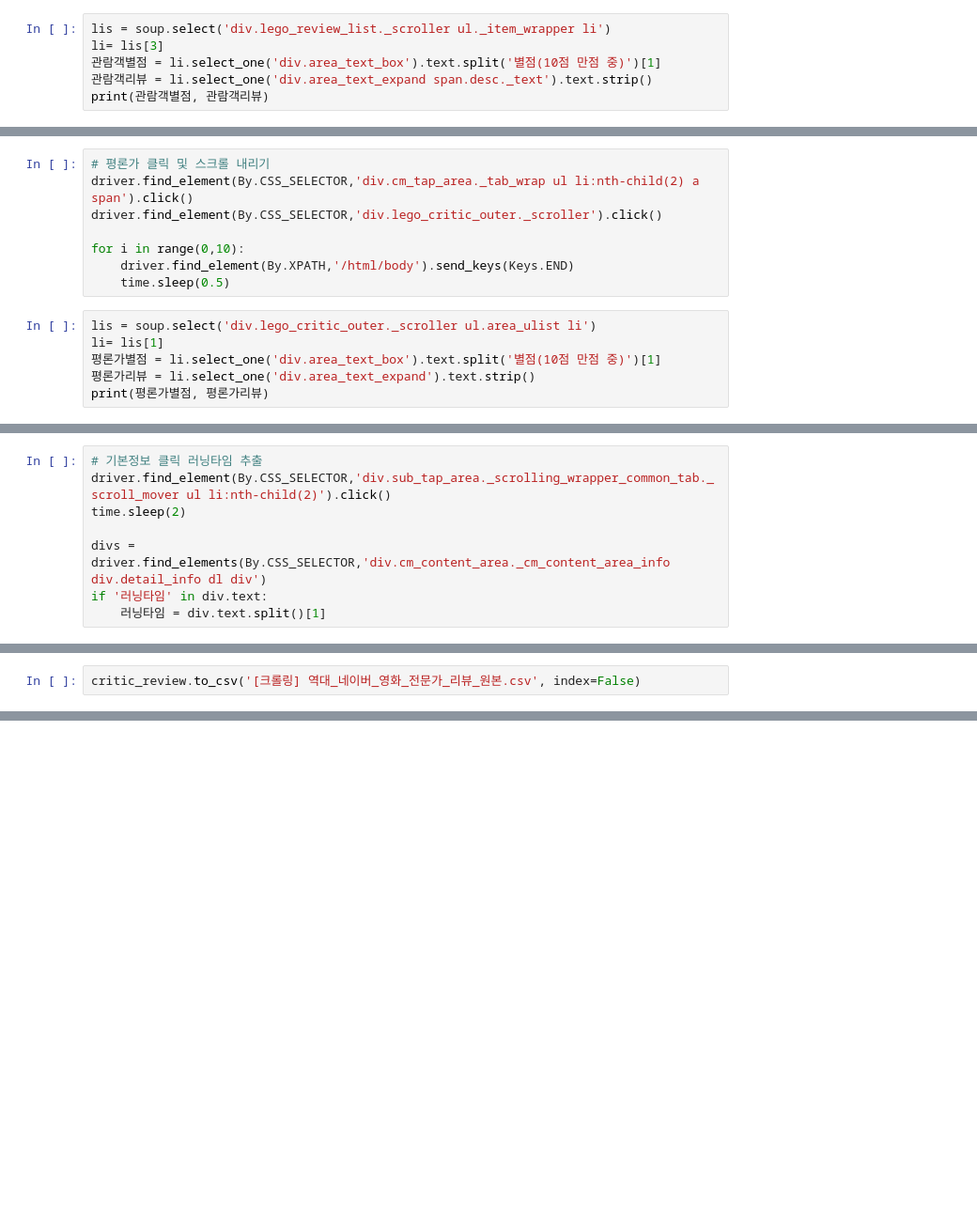
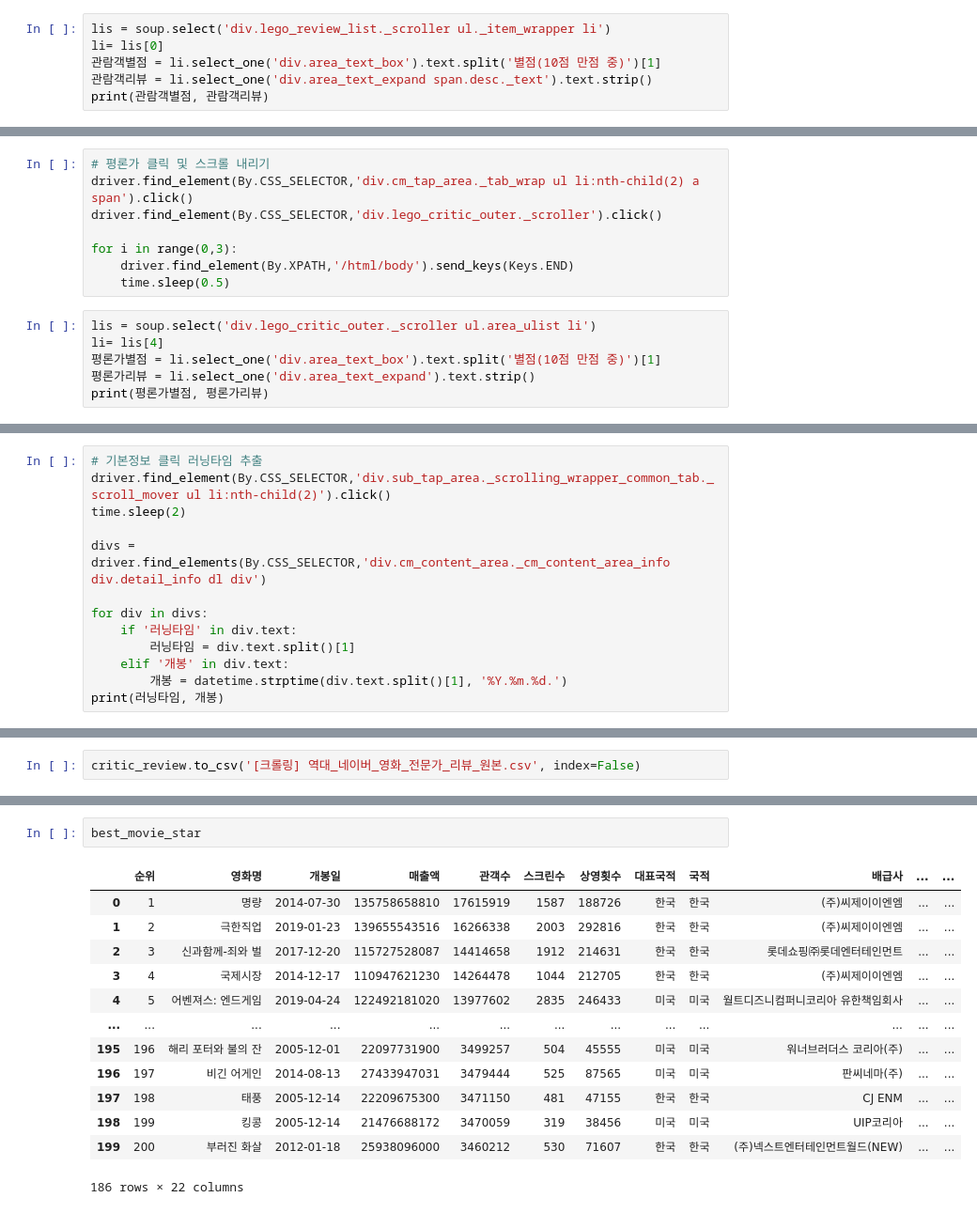
Before and after one commit to hyewon961117/hwstudy, a Jupyter notebook: City_Rock/네이버 영화 리뷰&평점.ipynb, the cells around one changed output, grey strips where cells are left out. Shown at 94% size. Saved outputs shown, nothing was run; the diff lists cells and outputs as text; blank space fills up the shorter version.

```diff
--- a/City_Rock/네이버 영화 리뷰&평점.ipynb
+++ b/City_Rock/네이버 영화 리뷰&평점.ipynb
@@ -87,6 +98,6 @@ print(_10대, _20대, _30대, _40대, _50대)
 # %%
 lis = soup.select('div.lego_review_list._scroller ul._item_wrapper li')
-li= lis[3]
+li= lis[0]
 관람객별점 = li.select_one('div.area_text_box').text.split('별점(10점 만점 중)')[1]
 관람객리뷰 = li.select_one('div.area_text_expand span.desc._text').text.strip()
 print(관람객별점, 관람객리뷰)
@@ -97,12 +108,12 @@ print(관람객별점, 관람객리뷰)
 driver.find_element(By.CSS_SELECTOR,'div.cm_tap_area._tab_wrap ul li:nth-child(2) a span').click()
 driver.find_element(By.CSS_SELECTOR,'div.lego_critic_outer._scroller').click()
 
-for i in range(0,10):
+for i in range(0,3):
     driver.find_element(By.XPATH,'/html/body').send_keys(Keys.END)
     time.sleep(0.5)
 # %%
 lis = soup.select('div.lego_critic_outer._scroller ul.area_ulist li')
-li= lis[1]
+li= lis[4]
 평론가별점 = li.select_one('div.area_text_box').text.split('별점(10점 만점 중)')[1]
 평론가리뷰 = li.select_one('div.area_text_expand').text.strip()
 print(평론가별점, 평론가리뷰)
@@ -116,5 +125,10 @@ driver.find_element(By.CSS_SELECTOR,'div.sub_tap_area._scrolling_wrapper_common_
 time.sleep(2)
 
 divs = driver.find_elements(By.CSS_SELECTOR,'div.cm_content_area._cm_content_area_info div.detail_info dl div')
-if '러닝타임' in div.text:
-    러닝타임 = div.text.split()[1]
+
+for div in divs:
+    if '러닝타임' in div.text:
+        러닝타임 = div.text.split()[1]
+    elif '개봉' in div.text:
+        개봉 = datetime.strptime(div.text.split()[1], '%Y.%m.%d.')
+print(러닝타임, 개봉)
@@ -460,0 +500,16 @@ best_movie
+# %%
+best_movie_star
+# %% [output]
+|  | 순위 | 영화명 | 개봉일 | 매출액 | 관객수 | 스크린수 | 상영횟수 | 대표국적 | 국적 | 배급사 | ... | ... |
+| 0 | 1 | 명량 | 2014-07-30 | 135758658810 | 17615919 | 1587 | 188726 | 한국 | 한국 | (주)씨제이이엔엠 | ... | ... |
+| 1 | 2 | 극한직업 | 2019-01-23 | 139655543516 | 16266338 | 2003 | 292816 | 한국 | 한국 | (주)씨제이이엔엠 | ... | ... |
+| 2 | 3 | 신과함께-죄와 벌 | 2017-12-20 | 115727528087 | 14414658 | 1912 | 214631 | 한국 | 한국 | 롯데쇼핑㈜롯데엔터테인먼트 | ... | ... |
+| 3 | 4 | 국제시장 | 2014-12-17 | 110947621230 | 14264478 | 1044 | 212705 | 한국 | 한국 | (주)씨제이이엔엠 | ... | ... |
+| 4 | 5 | 어벤져스: 엔드게임 | 2019-04-24 | 122492181020 | 13977602 | 2835 | 246433 | 미국 | 미국 | 월트디즈니컴퍼니코리아 유한책임회사 | ... | ... |
+| ... | ... | ... | ... | ... | ... | ... | ... | ... | ... | ... | ... | ... |
+| 195 | 196 | 해리 포터와 불의 잔 | 2005-12-01 | 22097731900 | 3499257 | 504 | 45555 | 미국 | 미국 | 워너브러더스 코리아(주) | ... | ... |
+| 196 | 197 | 비긴 어게인 | 2014-08-13 | 27433947031 | 3479444 | 525 | 87565 | 미국 | 미국 | 판씨네마(주) | ... | ... |
+| 197 | 198 | 태풍 | 2005-12-14 | 22209675300 | 3471150 | 481 | 47155 | 한국 | 한국 | CJ ENM | ... | ... |
+| 198 | 199 | 킹콩 | 2005-12-14 | 21476688172 | 3470059 | 319 | 38456 | 미국 | 미국 | UIP코리아 | ... | ... |
+| 199 | 200 | 부러진 화살 | 2012-01-18 | 25938096000 | 3460212 | 530 | 71607 | 한국 | 한국 | (주)넥스트엔터테인먼트월드(NEW) | ... | ... |
+186 rows × 22 columns
```
Also changed, not shown: parts of 34 cells of this notebook.
